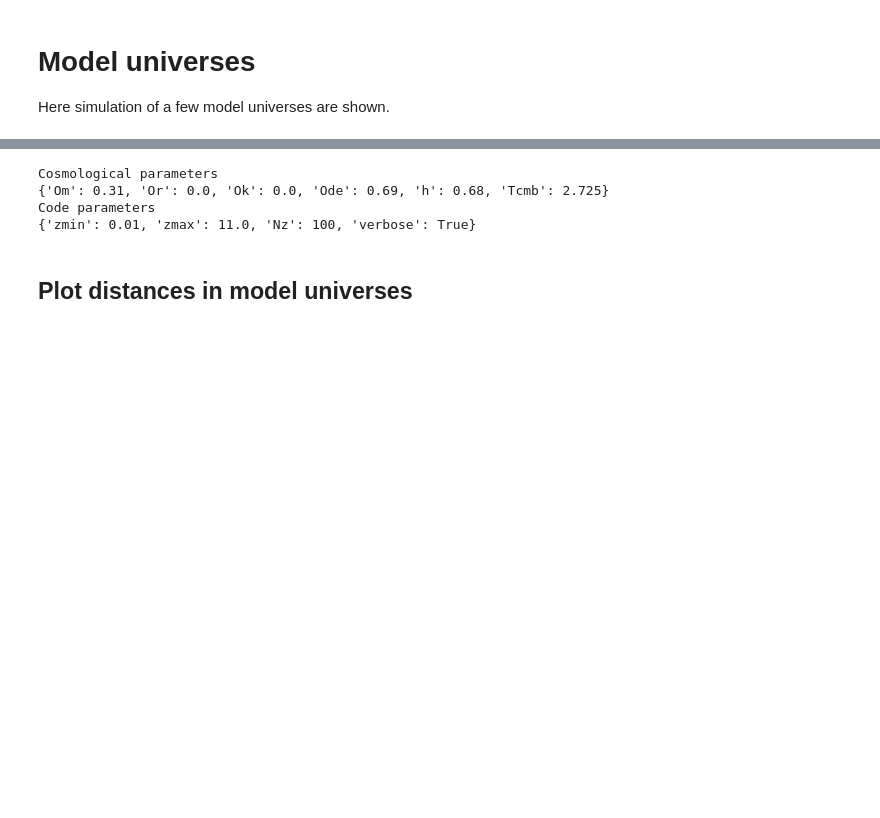
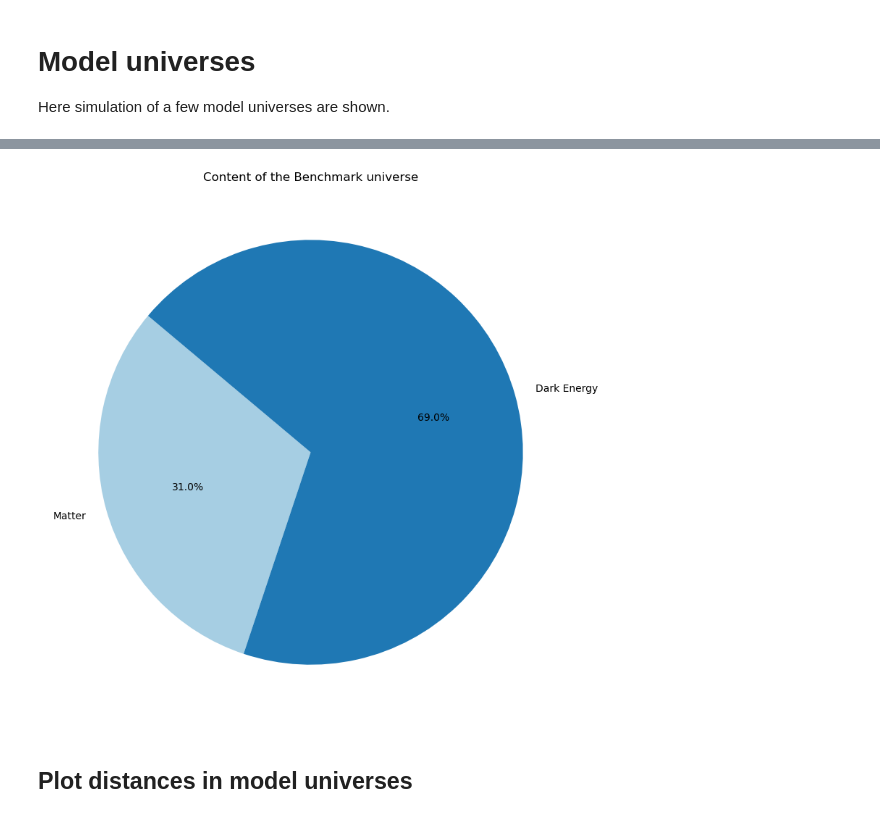
Before and after one commit to sambit-giri/AstronomyCalc, a Jupyter notebook: docs/examples/tutorials.ipynb, the cells around one changed output, grey strips where cells are left out. Saved outputs shown, nothing was run; the diff lists cells and outputs as text; code cells hidden in the pictures; blank space fills up the shorter version.

```diff
--- a/docs/examples/tutorials.ipynb
+++ b/docs/examples/tutorials.ipynb
@@ -57,16 +51,10 @@ D_dS = AstronomyCalc.CosmoDistances(param_dS)
 # %%
 cosmo_dict = {'Om': 0.31, 'Or': 0.0, 'Ok': 0.0, 'Ode': 0.69, 'h': 0.68}
 param = AstronomyCalc.param(cosmo=cosmo_dict, code=code_param_dict)
 
-print('Cosmological parameters')
-print(param.cosmo.__dict__)
-print('Code parameters')
-print(param.code.__dict__)
+AstronomyCalc.plot_universe_pie(cosmo_dict, title="Content of the Benchmark universe")
 # %% [output]
-Cosmological parameters
-{'Om': 0.31, 'Or': 0.0, 'Ok': 0.0, 'Ode': 0.69, 'h': 0.68, 'Tcmb': 2.725}
-Code parameters
-{'zmin': 0.01, 'zmax': 11.0, 'Nz': 100, 'verbose': True}
+[figure, added]
 # %%
 D = AstronomyCalc.CosmoDistances(param)
 # %% [markdown]
```
Also changed, not shown: parts of 6 cells of this notebook, 1 other file.
